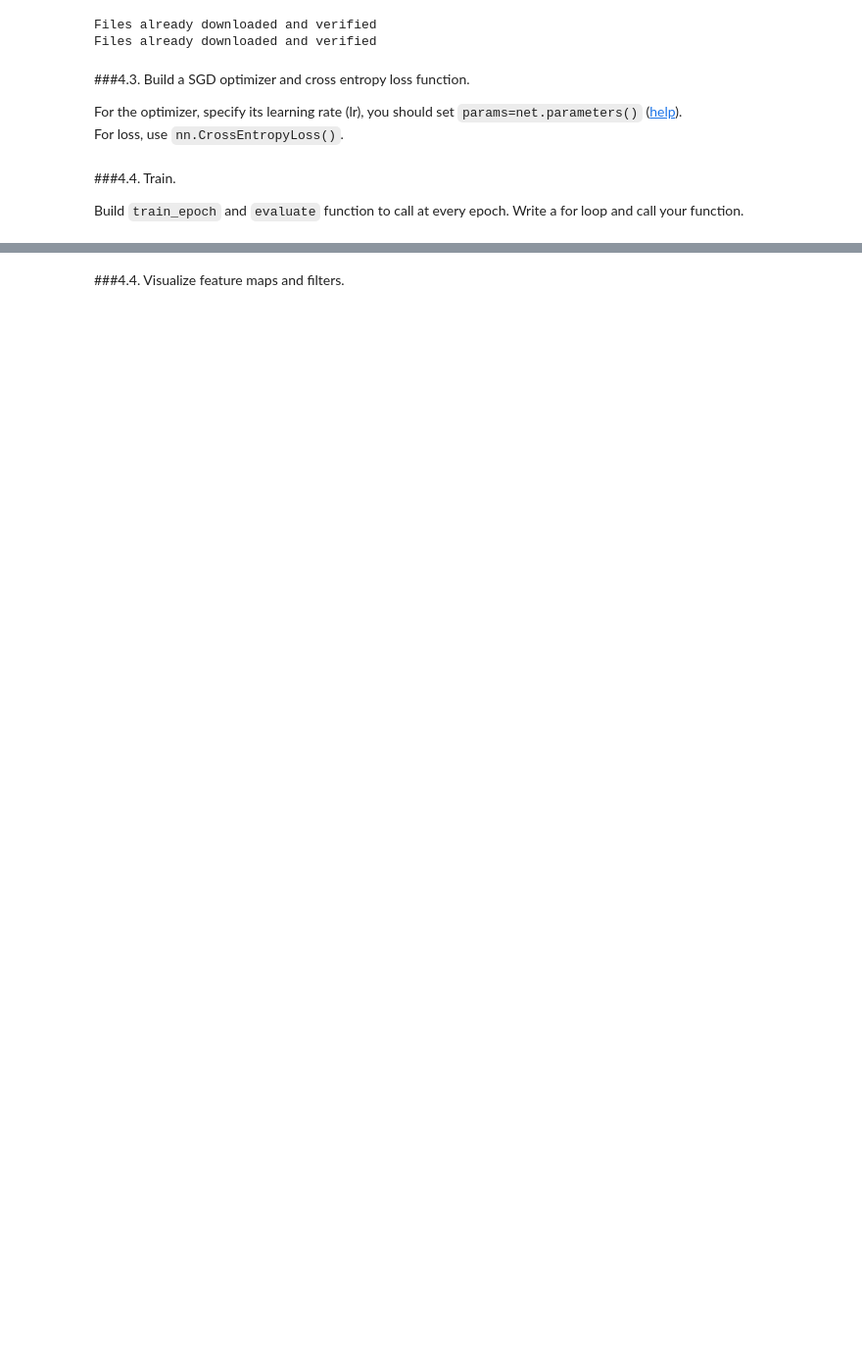
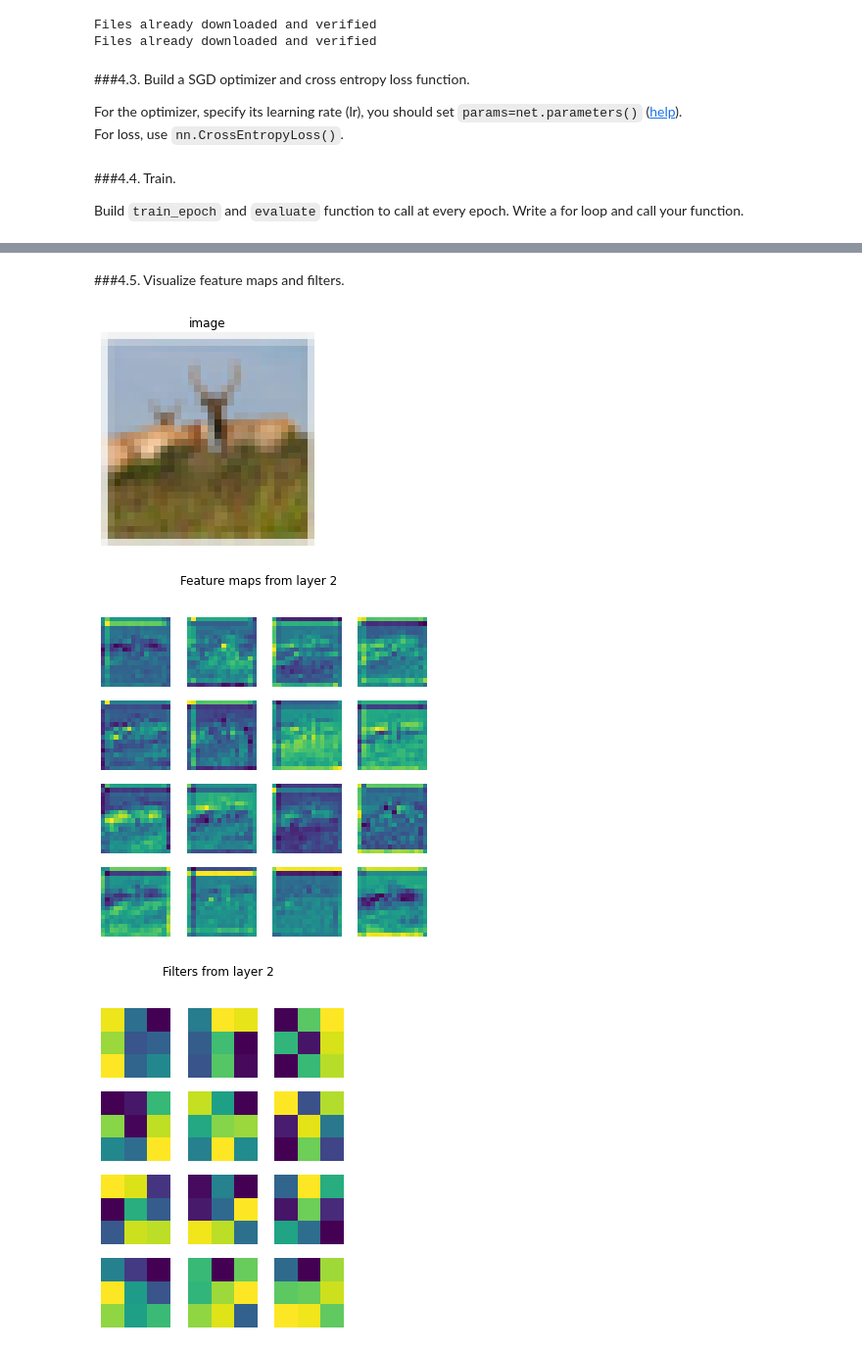
Before and after one commit to manosth/compneuro-workshop-2021, a Jupyter notebook: tutorials/vision-cnn.ipynb, the cells around one changed output, grey strips where cells are left out. Shown at 98% size. Cells and saved outputs as stored; diff of their text form; code cells hidden in the pictures; blank space fills up the shorter version.

```diff
--- a/tutorials/vision-cnn.ipynb
+++ b/tutorials/vision-cnn.ipynb
@@ -309,5 +330,5 @@ Estimated Total Size (MB): 0.49
 # %%
-def load_cifar(datadir="./data_cache"):
+def load_cifar(num_train=50000, datadir="./data_cache"):
 
     train_ds = torchvision.datasets.CIFAR10(root=datadir, train=True, download=True)
     test_ds = torchvision.datasets.CIFAR10(root=datadir, train=False, download=True)
@@ -322,10 +343,14 @@ def load_cifar(datadir="./data_cache"):
     X_tr, Y_tr = to_xy(train_ds)
     X_te, Y_te = to_xy(test_ds)
 
+    X_tr = X_tr[:num_train]
+    Y_tr = Y_tr[:num_train]
+
     return X_tr, Y_tr, X_te, Y_te
 
 # load cifar dataset
-X_tr, Y_tr, X_te, Y_te = load_cifar()
+num_train = 15000
+X_tr, Y_tr, X_te, Y_te = load_cifar(num_train=num_train)
 
 # create datasets
 train_datasets = TensorDataset(X_tr, Y_tr)
@@ -343,7 +368,7 @@ Files already downloaded and verified
 For the optimizer, specify its learning rate (lr), you should set `params=net.parameters()` ([help](https://pytorch.org/docs/stable/optim.html)).\
 For loss, use `nn.CrossEntropyLoss()`.
 # %%
-num_epochs = 20
+num_epochs = 30
 lr = 0.1
 
 # optimizer
@@ -474,7 +486,21 @@ KeyboardInterrupt:
 # %% [markdown]
-###4.4. Visualize feature maps and filters.
+###4.5. Visualize feature maps and filters.
 # %%
-def compute_feature_maps(x, model, layer=0, device="cpu"):
+def get_one_example(dataloader):
+    x, y = next(iter(dataloader))
+    return torch.unsqueeze(x[0], dim=0)
+
+def visualize_image(x):
+    x = x.clone().detach().cpu().numpy()
+    plt.figure()
+    plt.imshow(np.moveaxis(x[0],0,2))
+    plt.axis("off")
+    plt.title("image")
+    plt.show()
+    return
+
+def visualize_feature_maps(x, model, layer=0, device="cpu"):
+    layer_org = np.copy(layer)
     if layer == 0:
         layer = 0
     elif layer == 1:
@@ -483,40 +509,32 @@ def compute_feature_maps(x, model, layer=0, device="cpu"):
         layer = 7
     elif layer == 3:
         layer = 11
+
+    # build the network till specified layer
     intermediate_model = nn.Sequential(model[:layer+1])
     x = x.to(device)
-    return intermediate_model(x)
 
-def get_one_example(dataloader):
-    x, y = next(iter(dataloader))
-    return torch.unsqueeze(x[0], dim=0)
+    # pass data into network to get feature maps
+    feature_maps = intermediate_model(x)
+    feature_maps = feature_maps.clone().detach().cpu().numpy()
 
-def visualize_image(x):
-    x = x.clone().detach().cpu().numpy()
-    print(x[0].T.shape)
-    plt.figure()
-    plt.imshow(np.moveaxis(x[0],0,2))
-    plt.axis("off")
-    plt.title("image")
-    plt.show()
-    return
-
-def visualize_feature_maps(feature_maps):
-    feature_maps = feature_maps.clone().detach().cpu().numpy()
+    # plot the features
     num_features = feature_maps.shape[1]
-    a = np.int(np.ceil(np.sqrt(num_features)))
+    a = np.int(np.floor(np.sqrt(num_features)))
     a = min(7, a)
-    plt.figure(figsize=(a,a))
+    plt.figure(figsize=(a*1.5,a*1.5))
     ctr = 0
     for i in range(a**2):
         ctr += 1
         plt.subplot(a,a,ctr)
         plt.imshow(feature_maps[0,i,:,:])
         plt.axis("off")
+    plt.suptitle("Feature maps from layer {}".format(layer_org))
     plt.show()
     return
 
 def visualize_filters(model, layer=0):
+    layer_org = np.copy(layer)
     if layer == 0:
         layer = 0
     elif layer == 1:
@@ -527,35 +545,38 @@ def visualize_filters(model, layer=0):
         layer = 11
     conv = model[layer].weight.clone().detach().cpu().numpy()
 
     a = np.int(np.ceil(np.sqrt(conv.shape[0])))
     a = min(10, a)
     b = np.int(np.ceil(np.sqrt(conv.shape[1])))
     b = min(10, b)
-    plt.figure(figsize=(b,a))
+    plt.figure(figsize=(b*1.5,a*1.5))
     ctr = 0
     for i in range(a):
         for j in range(b):
             ctr += 1
             plt.subplot(a,b,ctr)
             plt.imshow(conv[i,j,:,:])
             plt.axis("off")
+    plt.suptitle("Filters from layer {}".format(layer_org))
     plt.show()
     return
 
 # get one example
 x = get_one_example(train_dl)
 
 # visualize the image
 visualize_image(x)
 
-k = 0
+k = 2
 # compute features maps at layer k (range between 0-3)
 # to save space, this function plots only max of 49 features.
-feature_maps = compute_feature_maps(x, model, layer=k, device=device)
-
 # visualize feature maps
-visualize_feature_maps(feature_maps)
+visualize_feature_maps(x, model, layer=k, device=device)
 
 # visualize filters at layer k (range between 0-3)
 # to save space, this function plots only max of 100 filters.
 visualize_filters(model, layer=k)
+# %% [output]
+[figure, added]
+[figure, added]
+[figure, added]
```
Also changed, not shown: parts of 7 cells of this notebook.
